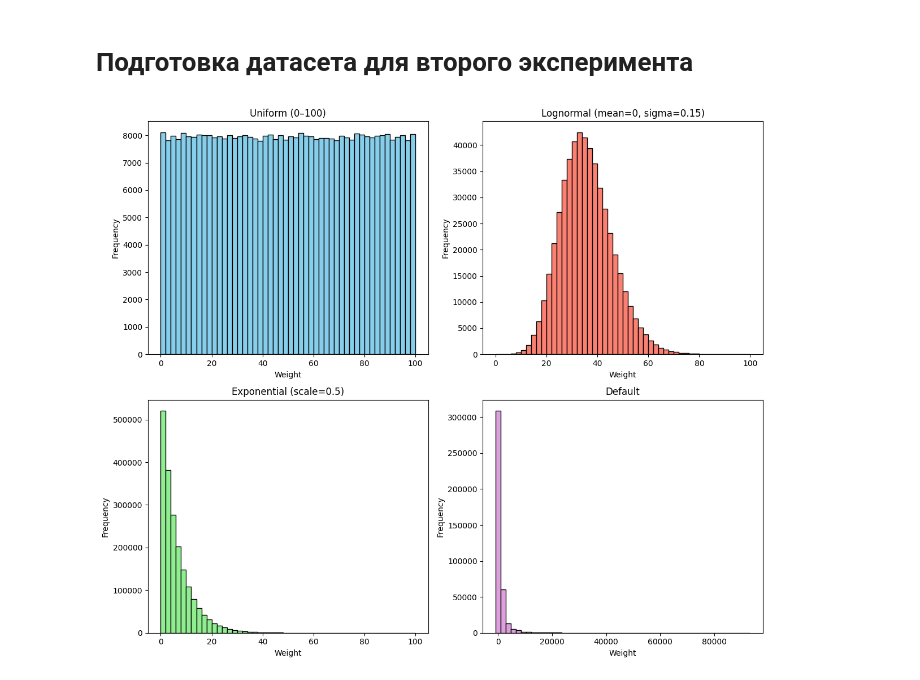
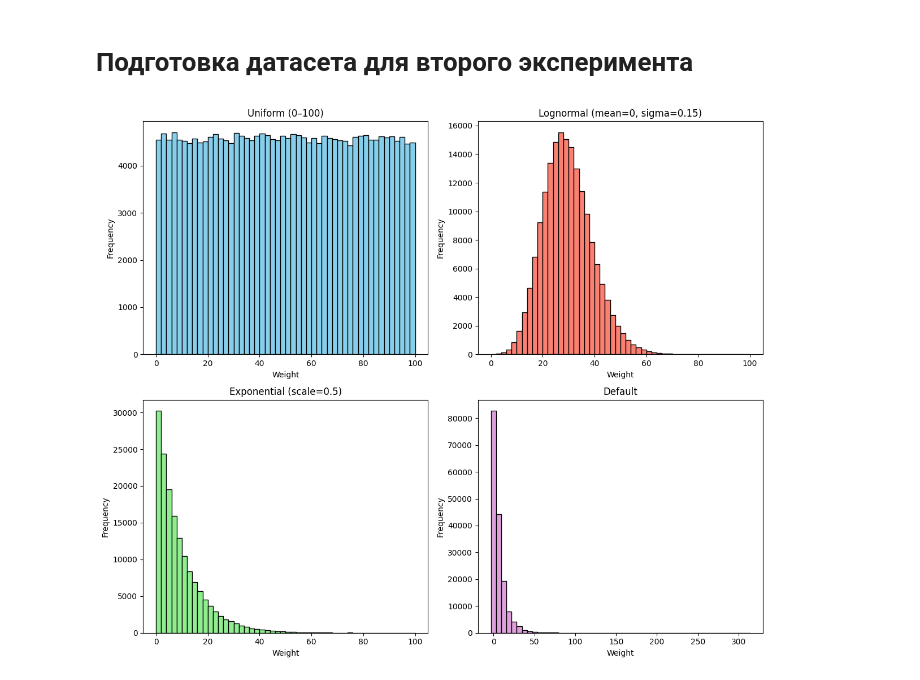
Before and after one commit to AlexShmak/graphs_analysis, a Jupyter notebook: boruvka/zaytsev/graph-utils/dataset-preparer.ipynb, the cells around one changed output. Drawn from its saved outputs; the diff is of its cells as text; code cells hidden in the pictures.

```diff
--- a/boruvka/zaytsev/graph-utils/dataset-preparer.ipynb
+++ b/boruvka/zaytsev/graph-utils/dataset-preparer.ipynb
@@ -227,31 +244,31 @@ for graph_name, file in tqdm.tqdm(dataset_files.items()):
 # %%
 # --- CHECK ---
 
-uniform_weights = read_dimacs_graph(Path("../dataset/ext-dataset-exp2/BAY.dist_uni.gr")).es["weight"]
-lognorm_weights = read_dimacs_graph(Path("../dataset/ext-dataset-exp2/COL.dist_lognorm.gr")).es["weight"]
-exp_weights = read_dimacs_graph(Path("../dataset/ext-dataset-exp2/NE.dist_exp.gr")).es["weight"]
-default_weights = read_dimacs_graph(Path("../dataset/BAY.gr")).es["weight"]
+uniform_weights = read_dimacs_graph(Path("../dataset-my/ext-dataset-exp2/BEI.dist_uni.gr")).es["weight"]
+lognorm_weights = read_dimacs_graph(Path("../dataset-my/ext-dataset-exp2/SAO.dist_lognorm.gr")).es["weight"]
+exp_weights = read_dimacs_graph(Path("../dataset-my/ext-dataset-exp2/SYD.dist_exp.gr")).es["weight"]
+default_weights = read_dimacs_graph(Path("../dataset-my/LON.gr")).es["weight"]
 
 fig, axs = plt.subplots(2, 2, figsize=(12, 10))
 
 # Uniform
 axs[0, 0].hist(uniform_weights, bins=50, color="skyblue", edgecolor="black")
 axs[0, 0].set_title("Uniform (0–100)")
 # Lognormal
 axs[0, 1].hist(lognorm_weights, bins=50, color="salmon", edgecolor="black")
 axs[0, 1].set_title("Lognormal (mean=0, sigma=0.15)")
 # Exponential
 axs[1, 0].hist(exp_weights, bins=50, color="lightgreen", edgecolor="black")
 axs[1, 0].set_title("Exponential (scale=0.5)")
 # Poisson
 axs[1, 1].hist(default_weights, bins=50, color="plum", edgecolor="black", align="left")
 axs[1, 1].set_title("Default")
 
 for ax in axs.flat:
     ax.set_xlabel("Weight")
     ax.set_ylabel("Frequency")
 
 plt.tight_layout()
 plt.show()
 # %% [output]
-[figure, old version]
+[figure, new version]
```
Also changed, not shown: parts of 5 cells of this notebook, 3 other files.
